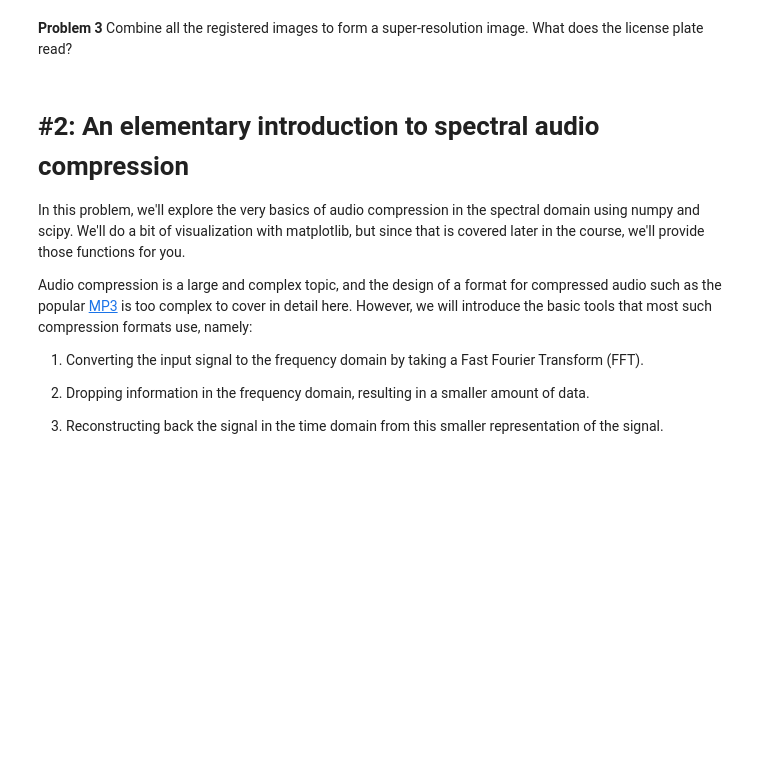
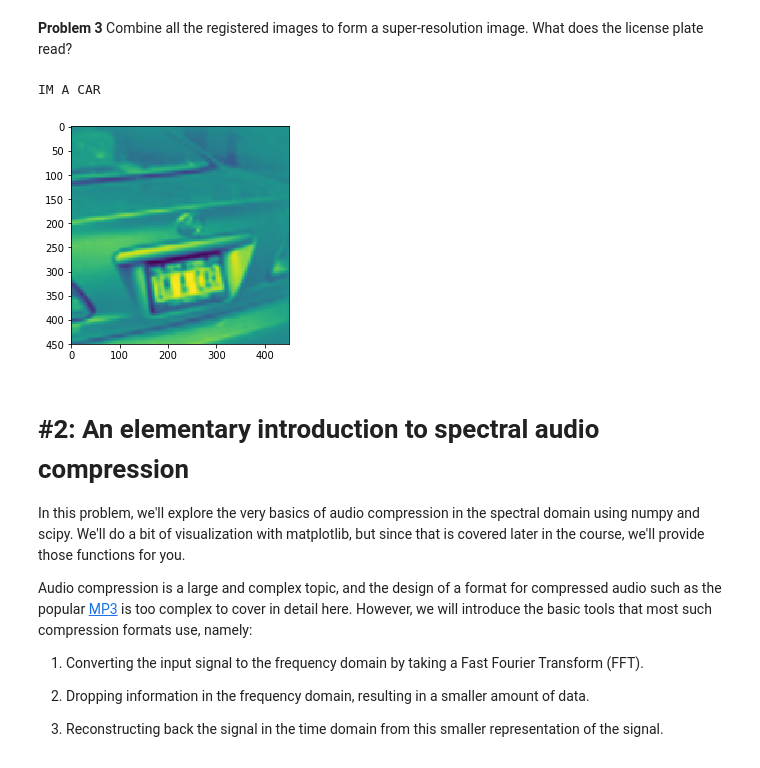
Before and after one commit to giangdip2410/watkins-ay250-s2018-hw, a Jupyter notebook: hw_1/hw_1_assignment.ipynb, the cells around one changed output. Saved outputs shown, nothing was run; the diff lists cells and outputs as text; code cells hidden in the pictures; blank space fills up the shorter version.

```diff
--- a/hw_1/hw_1_assignment.ipynb
+++ b/hw_1/hw_1_assignment.ipynb
@@ -93,0 +80,36 @@ print(np.unravel_index(np.argmax(x),x.shape))
+# %%
+# get the filenames of all of the images
+pathToImages='Data/'
+allFiles = np.array(os.listdir(pathToImages))
+files = np.sort(allFiles[np.array(['._' not in x for x in allFiles])]) # there's extra hidden files in there, don't try to  open them
+
+magFactor = 3 # blow up each frame by this much
+nImages = len(files) # number of images
+offsets = np.zeros((nImages,2)) # initialize offset array
+
+# open the first image, convert to grayscale, convolve with itself to get where the center of the convolution is
+im1 = np.sum(plt.imread(pathToImages+files[0])[50:200,50:200,:-1].astype('float'),axis=2)
+im1 -= np.mean(im1)
+im1big=np.repeat(np.repeat(im1,magFactor,axis=0),magFactor,axis=1)
+im1im1 = fftconvolve(im1big,im1big[::-1,::-1],mode='same')
+center = np.array(np.unravel_index(np.argmax(im1im1),im1im1.shape))
+
+# start the super resolution image with just the first image
+imsuper = np.copy(im1big)
+
+for iFile in range(1,nImages):
+    # open every other image, convolve with im1, find the offset of the convolution peak
+    im2 = np.sum(plt.imread(pathToImages+files[iFile])[50:200,50:200,:-1].astype('float'),axis=2)
+    im2 -= np.mean(im2)
+    im2big=np.repeat(np.repeat(im2,3,axis=0),3,axis=1)
+    im1im2 = fftconvolve(im1big,im2big[::-1,::-1],mode='same')
+    offsets[iFile] = np.array(np.unravel_index(np.argmax(im1im2),im1im2.shape)) - center
+    # with the offset known, shift im2 by it
+    im2shift = shift(im2big,offsets[iFile])
+    # now combine this image with the super resolution image
+    imsuper += im2shift
+
+imsuper/=nImages # just so we took the mean of all of the images
+
+for iFile in range(0,nImages):
+    print(f"{files[iFile]} Offsets: X: {offsets[iFile,0]/3} Y: {offsets[iFile,1]/3}")
@@ -96,5 +138,11 @@ print(np.unravel_index(np.argmax(x),x.shape))
 # %% [markdown]
 **Problem 3** Combine all the registered images to form a super-resolution image. What does the license plate read?
+# %%
+plt.imshow(imsuper)
+print("IM A CAR")
+# %% [output]
+IM A CAR
+[figure, added]
 # %% [markdown]
 # #2: An elementary introduction to spectral audio compression
 
```
Also changed, not shown: parts of 12 cells of this notebook.
